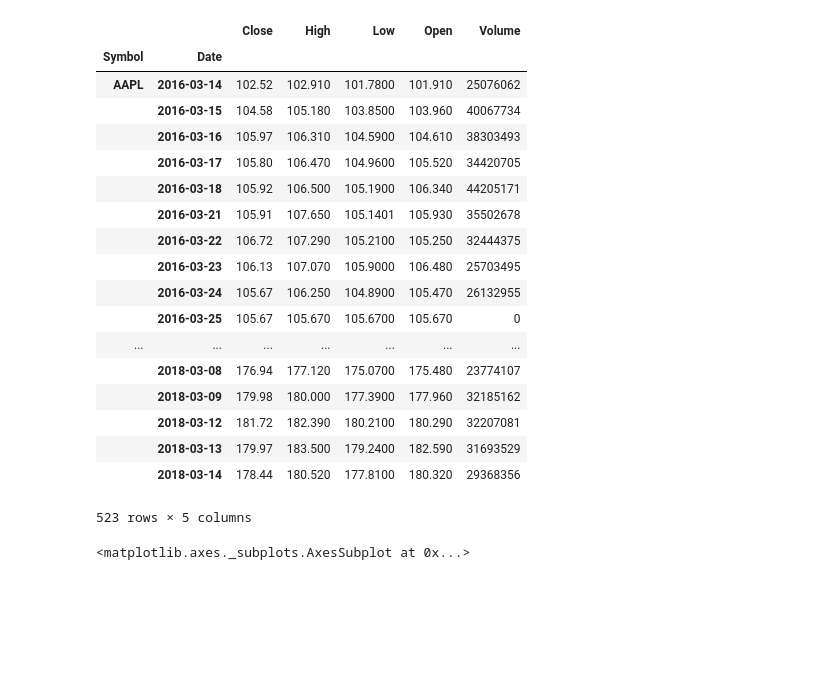
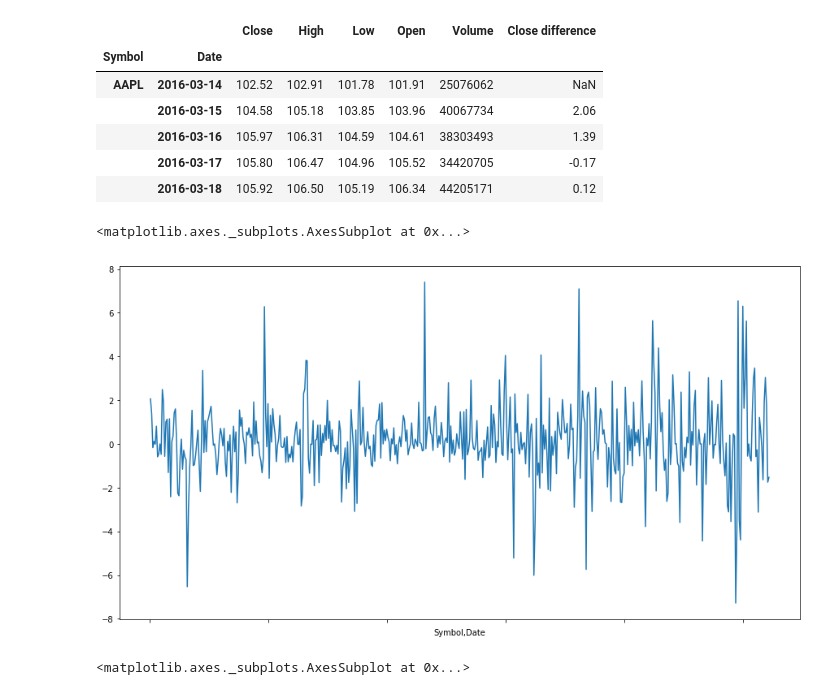
Before and after one commit to IlkoMihov/sentimental-analysis, a Jupyter notebook: stock-data.ipynb, the cells around one changed output. Cells and saved outputs as stored; diff of their text form; code cells hidden in the pictures; blank space fills up the shorter version.

```diff
--- a/stock-data.ipynb
+++ b/stock-data.ipynb
@@ -5,7 +5,6 @@ import pytz
 
 %matplotlib inline
 
-import matplotDatelib
 import numpy as np
 import matplotlib.pyplot as plt
 
@@ -17,6 +16,7 @@ end = datetime.datetime(2018, 3, 14)
 def download_stocks(company, start, end):
     data = pd.DataFrame()
     data = web.DataReader(company, 'morningstar', start, end)
+    data['Close difference'] = data['Close'].diff()
     return data
 # %%
 tsla = download_stocks('TSLA', start, end)
@@ -50,26 +43,19 @@ tsla['High'].plot(ax=ax, legend=True, color='Green')
 # %%
 aapl = download_stocks('AAPL', start, end)
-aapl
+aapl.head()
 # %% [output]
-|  |  | Close | High | Low | Open | Volume |
-| Symbol | Date |  |  |  |  |  |
-| AAPL | 2016-03-14 | 102.52 | 102.910 | 101.7800 | 101.910 | 25076062 |
-|  | 2016-03-15 | 104.58 | 105.180 | 103.8500 | 103.960 | 40067734 |
-|  | 2016-03-16 | 105.97 | 106.310 | 104.5900 | 104.610 | 38303493 |
-|  | 2016-03-17 | 105.80 | 106.470 | 104.9600 | 105.520 | 34420705 |
-|  | 2016-03-18 | 105.92 | 106.500 | 105.1900 | 106.340 | 44205171 |
-|  | 2016-03-21 | 105.91 | 107.650 | 105.1401 | 105.930 | 35502678 |
-|  | 2016-03-22 | 106.72 | 107.290 | 105.2100 | 105.250 | 32444375 |
-|  | 2016-03-23 | 106.13 | 107.070 | 105.9000 | 106.480 | 25703495 |
-|  | 2016-03-24 | 105.67 | 106.250 | 104.8900 | 105.470 | 26132955 |
-|  | 2016-03-25 | 105.67 | 105.670 | 105.6700 | 105.670 | 0 |
-| ... | ... | ... | ... | ... | ... | ... |
-|  | 2018-03-08 | 176.94 | 177.120 | 175.0700 | 175.480 | 23774107 |
-|  | 2018-03-09 | 179.98 | 180.000 | 177.3900 | 177.960 | 32185162 |
-|  | 2018-03-12 | 181.72 | 182.390 | 180.2100 | 180.290 | 32207081 |
-|  | 2018-03-13 | 179.97 | 183.500 | 179.2400 | 182.590 | 31693529 |
-|  | 2018-03-14 | 178.44 | 180.520 | 177.8100 | 180.320 | 29368356 |
+|  |  | Close | High | Low | Open | Volume | Close difference |
+| Symbol | Date |  |  |  |  |  |  |
+| AAPL | 2016-03-14 | 102.52 | 102.91 | 101.78 | 101.91 | 25076062 | NaN |
+|  | 2016-03-15 | 104.58 | 105.18 | 103.85 | 103.96 | 40067734 | 2.06 |
+|  | 2016-03-16 | 105.97 | 106.31 | 104.59 | 104.61 | 38303493 | 1.39 |
+|  | 2016-03-17 | 105.80 | 106.47 | 104.96 | 105.52 | 34420705 | -0.17 |
+|  | 2016-03-18 | 105.92 | 106.50 | 105.19 | 106.34 | 44205171 | 0.12 |
-523 rows × 5 columns
+# %%
+aapl['Close difference'].plot(x='Date', figsize=(15,8))
+# %% [output]
+<matplotlib.axes._subplots.AxesSubplot at 0x...>
+[figure, added]
 # %%
 ax = aapl['Low'].plot(figsize=(13,8), title='Apple High/Low', legend=True, color='red')
 aapl['High'].plot(ax=ax, legend=True, color='Green')
```
Also changed, not shown: parts of 9 cells of this notebook.
